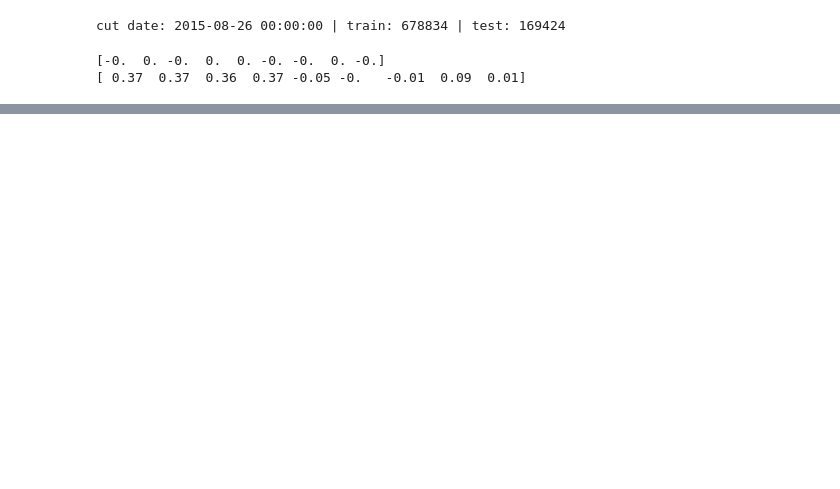
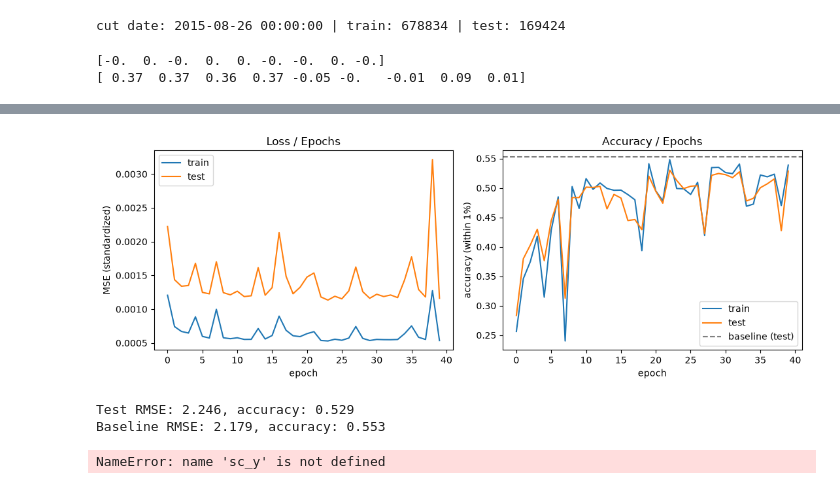
Before and after one commit to pickleomar/DeepLearning-Lab1, a Jupyter notebook: part1_regression.ipynb, the cells around one changed output, grey strips where cells are left out. Saved outputs shown, nothing was run; the diff lists cells and outputs as text; code cells hidden in the pictures; blank space fills up the shorter version.

Commit message:
part1 - regression (full)

```diff
--- a/part1_regression.ipynb
+++ b/part1_regression.ipynb
@@ -211,0 +574,6 @@ print(X_test.mean(axis=0).round(2))
+# %%
+# train the best model on the full training set
+torch.manual_seed(1729)
+model2 = MLP(9, n_hidden1=64, n_hidden2=32)
+history2 = train_model(train_dl, test_dl, model2, epochs=40, lr=0.01, optimizer_class=Adam)
+pd.DataFrame(history2).to_csv("results/mlp2_history.csv", index=False)
@@ -211,0 +594,10 @@ print(X_test.mean(axis=0).round(2))
+# %%
+plot_history(history2, 'mlp2')
+
+mse, acc = evaluate_model(test_dl, model2)
+print('Test RMSE: %.3f, accuracy: %.3f' % (sqrt(mse) * sc_y.scale_[0], acc))
+print('Baseline RMSE: %.3f, accuracy: %.3f' % (rmse_base, acc_base))
+# %% [output]
+[figure, added]
+Test RMSE: 2.246, accuracy: 0.529
+Baseline RMSE: 2.179, accuracy: 0.553
@@ -211,0 +651,33 @@ print(X_test.mean(axis=0).round(2))
+# %%
+configs = {
+    'L2 (weight decay 1e-4)': dict(weight_decay=1e-4),
+    'Dropout (p=0.2)': dict(p_drop=0.2),
+    'Batch normalization': dict(use_bn=True),
+    'Dropout + L2': dict(p_drop=0.2, weight_decay=1e-4),
+}
+scale = sc_y.scale_[0]
+histories = {'No regularization (best model)': history2}
+models = {'No regularization (best model)': model2}
+
+for name, cfg in configs.items():
+    print('=====', name)
+    torch.manual_seed(1729)
+    m = MLP(9, n_hidden1=64, n_hidden2=32,
+            p_drop=cfg.get('p_drop', 0.0), use_bn=cfg.get('use_bn', False))
+    histories[name] = train_model(train_dl, test_dl, m, epochs=40, lr=0.01, optimizer_class=Adam,
+                                  weight_decay=cfg.get('weight_decay', 0.0))
+    models[name] = m
+
+rows = []
+for name, m in models.items():
+    mse_tr, acc_tr = evaluate_model(train_dl, m)
+    mse_te, acc_te = evaluate_model(test_dl, m)
+    rows.append({'model': name,
+                 'train acc': round(acc_tr, 3), 'test acc': round(acc_te, 3),
+                 'test acc (mean last 5 epochs)': round(np.mean(histories[name]['test_acc'][-5:]), 3),
+                 'test RMSE ($)': round(sqrt(mse_te) * scale, 3)})
+table = pd.DataFrame(rows)
+table.to_csv("results/regularization.csv", index=False)
+print(table)
+# %% [output]
+NameError: name 'sc_y' is not defined
```
Also changed, not shown: parts of 16 cells of this notebook, 2 other files.
